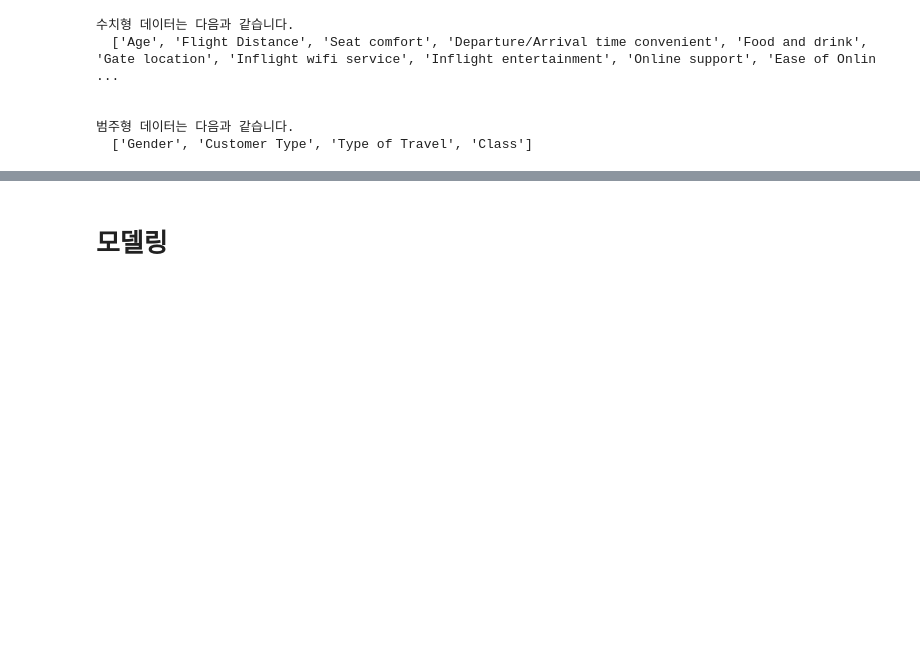
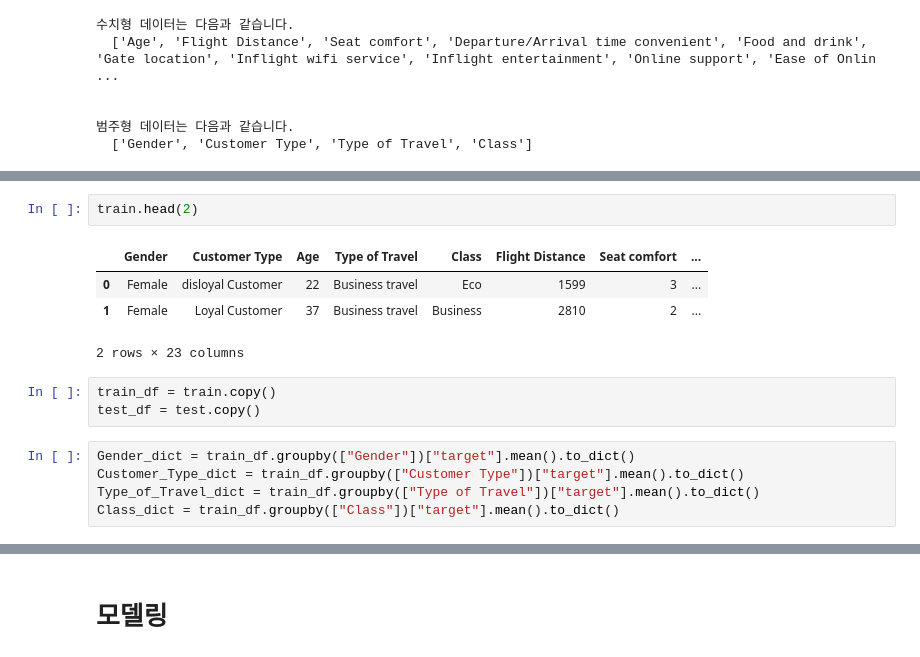
Before and after one commit to parktaeshin/dacon, a Jupyter notebook: dacon항공사고객만족도/first.ipynb, the cells around one changed output, grey strips where cells are left out. Cells and saved outputs as stored; diff of their text form; blank space fills up the shorter version.

```diff
--- a/dacon항공사고객만족도/first.ipynb
+++ b/dacon항공사고객만족도/first.ipynb
@@ -378 +357,16 @@ Gate location                        0.003213
 Name: target, dtype: float64
+# %%
+train.head(2)
+# %% [output]
+|  | Gender | Customer Type | Age | Type of Travel | Class | Flight Distance | Seat comfort | ... |
+| 0 | Female | disloyal Customer | 22 | Business travel | Eco | 1599 | 3 | ... |
+| 1 | Female | Loyal Customer | 37 | Business travel | Business | 2810 | 2 | ... |
+2 rows × 23 columns
+# %%
+train_df = train.copy()
+test_df = test.copy()
+# %%
+Gender_dict = train_df.groupby(["Gender"])["target"].mean().to_dict()
+Customer_Type_dict = train_df.groupby(["Customer Type"])["target"].mean().to_dict()
+Type_of_Travel_dict = train_df.groupby(["Type of Travel"])["target"].mean().to_dict()
+Class_dict = train_df.groupby(["Class"])["target"].mean().to_dict()
```
Also changed, not shown: parts of 22 cells of this notebook.
